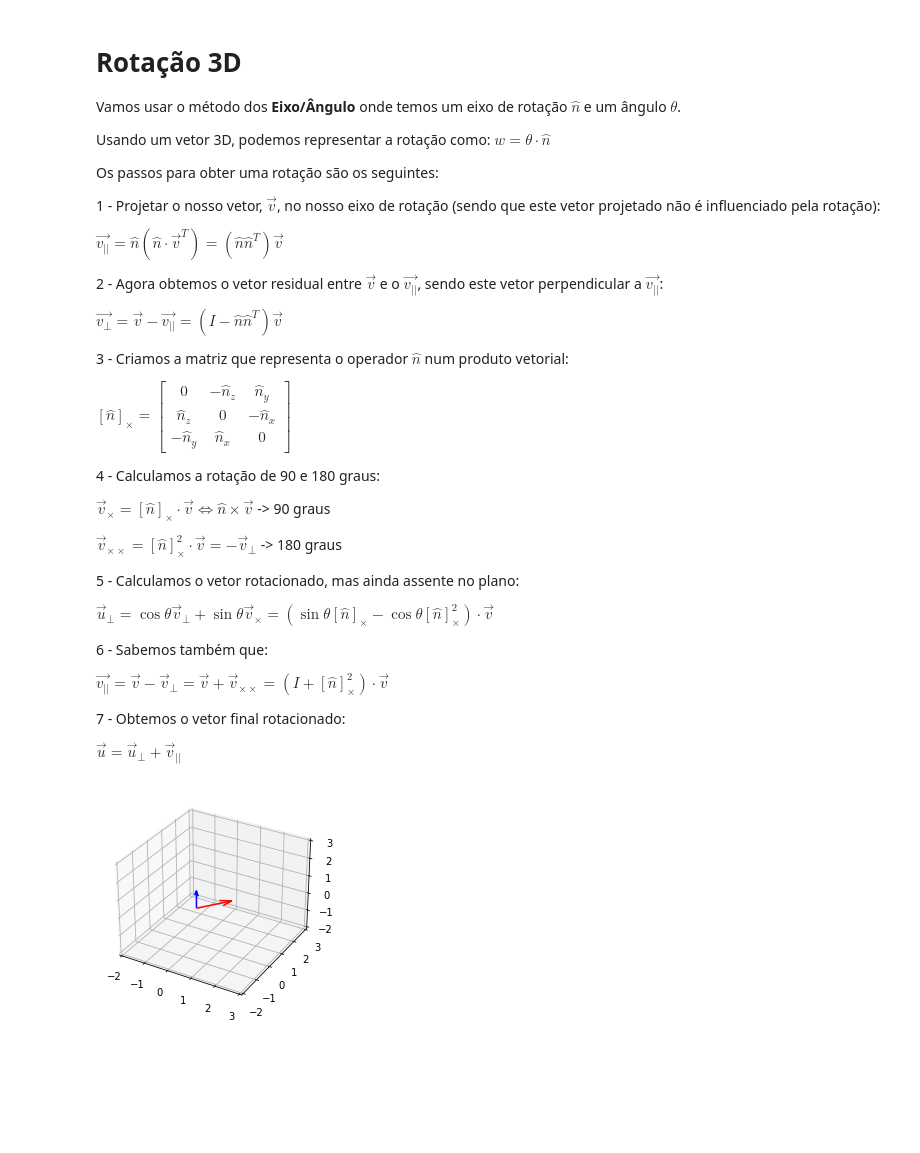
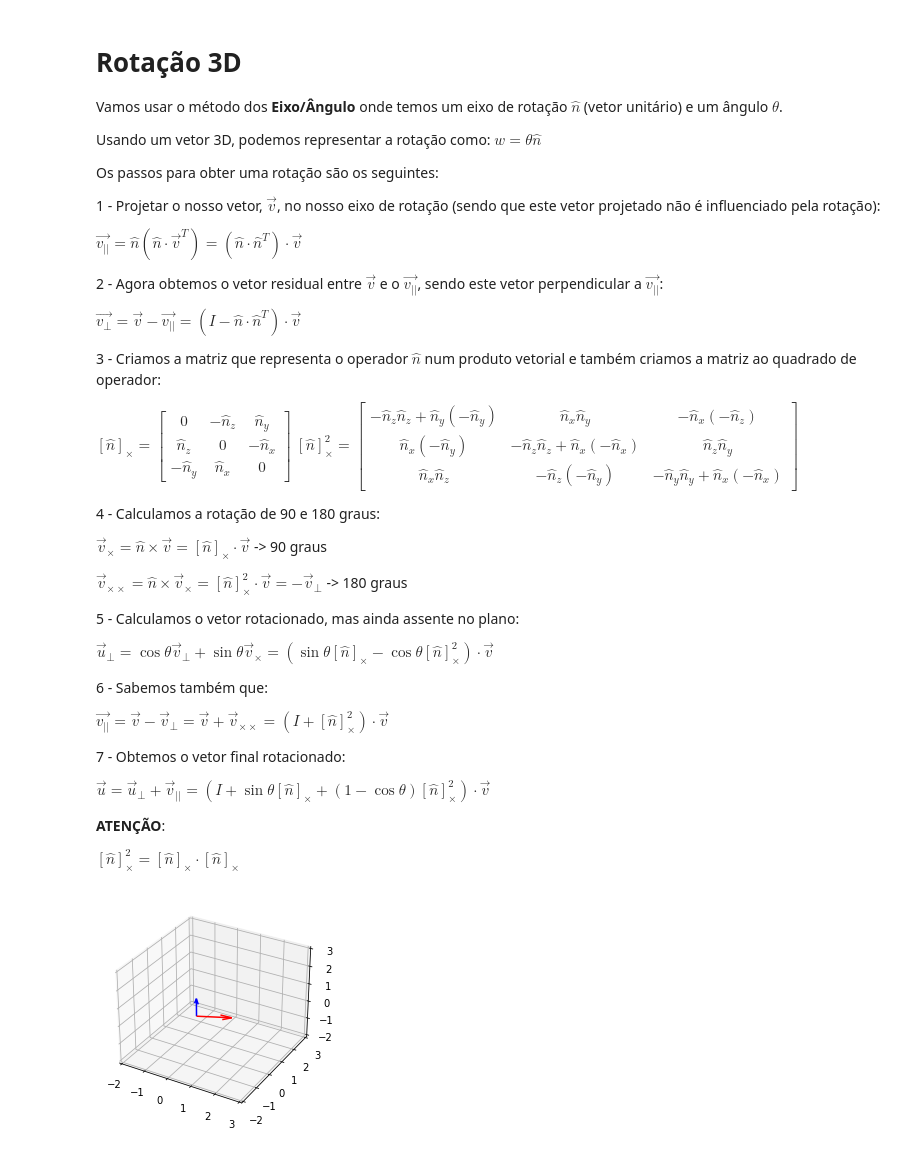
Before and after one commit to ttiagojm/Estudos-Visao-Computacional, a Jupyter notebook: Rotações 3D/Eixo_Angulo.ipynb, the cells around one changed output. Saved outputs shown, nothing was run; the diff lists cells and outputs as text; code cells hidden in the pictures; blank space fills up the shorter version.

```diff
--- a/Rotações 3D/Eixo_Angulo.ipynb
+++ b/Rotações 3D/Eixo_Angulo.ipynb
@@ -2,30 +2,31 @@
 # Rotação 3D
 
 
-Vamos usar o método dos **Eixo/Ângulo** onde temos um eixo de rotação $\hat{n}$ e um ângulo $\theta$.
+Vamos usar o método dos **Eixo/Ângulo** onde temos um eixo de rotação $\hat{n}$ (vetor unitário) e um ângulo $\theta$.
 
-Usando um vetor 3D, podemos representar a rotação como: $w = \theta \cdot \hat{n}$
+Usando um vetor 3D, podemos representar a rotação como: $w = \theta \hat{n}$
 
 
 Os passos para obter uma rotação são os seguintes:
 
 1 - Projetar o nosso vetor, $\vec{v}$, no nosso eixo de rotação (sendo que este vetor projetado não é influenciado pela rotação):
 
-$\vec{v_{||}} = \hat{n} (\hat{n} \cdot \vec{v}^T) = (\hat{n}\hat{n}^T)\vec{v}$
+$\vec{v_{||}} = \hat{n} (\hat{n} \cdot \vec{v}^T) = (\hat{n} \cdot \hat{n}^T) \cdot \vec{v}$
 
 2 - Agora obtemos o vetor residual entre $\vec{v}$ e o $\vec{v_{||}}$, sendo este vetor perpendicular a $\vec{v_{||}}$:
 
-$\vec{v_{\perp}} = \vec{v} - \vec{v_{||}} = (I - \hat{n}\hat{n}^T)\vec{v}$
+$\vec{v_{\perp}} = \vec{v} - \vec{v_{||}} = (I - \hat{n} \cdot \hat{n}^T) \cdot \vec{v}$
 
-3 - Criamos a matriz que representa o operador $\hat{n}$ num produto vetorial:
+3 - Criamos a matriz que representa o operador $\hat{n}$ num produto vetorial e também criamos a matriz ao quadrado de operador:
 
 $[\hat{n}]_{\times} = \begin{bmatrix} 0 & -\hat{n}_z & \hat{n}_y \\ \hat{n}_z & 0 & -\hat{n}_x \\ -\hat{n}_y & \hat{n}_x & 0 \end{bmatrix}$
+$[\hat{n}]_{\times}^2 = \begin{bmatrix} -\hat{n}_z \hat{n}_z + \hat{n}_y(-\hat{n}_y) & \hat{n}_x \hat{n}_y & -\hat{n}_x(-\hat{n}_z) \\ \hat{n}_x(-\hat{n}_y) & -\hat{n}_z \hat{n}_z + \hat{n}_x(-\hat{n}_x) &  \hat{n}_z \hat{n}_y \\ \hat{n}_x \hat{n}_z & -\hat{n}_z (-\hat{n}_y) & -\hat{n}_y \hat{n}_y + \hat{n}_x(-\hat{n}_x) \end{bmatrix}$
 
 4 - Calculamos a rotação de 90 e 180 graus:
 
-$\vec{v}_{\times} = [\hat{n}]_{\times} \cdot \vec{v} \Leftrightarrow \hat{n} \times \vec{v}$ -> 90 graus
+$\vec{v}_{\times} = \hat{n} \times \vec{v} = [\hat{n}]_{\times} \cdot \vec{v}$ -> 90 graus
 
-$\vec{v}_{\times\times} = [\hat{n}]_{\times}^2 \cdot \vec{v} = -\vec{v}_{\perp}$ -> 180 graus
+$\vec{v}_{\times\times} = \hat{n} \times \vec{v}_{\times} = [\hat{n}]_{\times}^2 \cdot \vec{v} = -\vec{v}_{\perp}$ -> 180 graus
 
 5 - Calculamos o vetor rotacionado, mas ainda assente no plano:
 
@@ -40,7 +41,11 @@ $\vec{v_{||}} = \vec{v} - \vec{v}_{\perp} = \vec{v} + \vec{v}_{\times\times} = (
 7 - Obtemos o vetor final rotacionado:
 
 
-$\vec{u} = \vec{u}_{\perp} + \vec{v}_{||}$
+$\vec{u} = \vec{u}_{\perp} + \vec{v}_{||} = ( I + \sin{\theta} [\hat{n}]_{\times} + (1 - \cos{\theta}) [\hat{n}]_{\times}^2 ) \cdot \vec{v}$
+
+**ATENÇÃO**:
+
+$[\hat{n}]_{\times}^2 = [\hat{n}]_{\times} \cdot [\hat{n}]_{\times}$
 # %%
 import numpy as np
 import matplotlib.pyplot as plt
@@ -53,20 +60,29 @@ def plot(*args):
     ax.set_zlim([-2, 3])
 
     for c, vec in args:
+        vec = vec.flatten()
         ax.quiver(0, 0, 0, vec[0], vec[1], vec[2], color=c)
 # %%
 # Nosso v
-v = np.array([1.5, 0, 1])
+v = np.array([
+    [1.5],
+    [0],
+    [0.5]
+])
 
 # Eixo de rotação
-axis_vec = np.array([0, 0, 1])
+axis_vec = np.array([
+    [0],
+    [0],
+    [1]
+])
 
 # Ângulo em radianos
-theta = np.deg2rad(20)
+theta = np.deg2rad(90)
 
 # Plotar vetores
 plot(("r", v), ("b", axis_vec))
 # %% [output]
-[figure, old version]
+[figure, new version]
 # %%
 # v projetado em axis_vec
```
Also changed, not shown: parts of 18 cells of this notebook.
